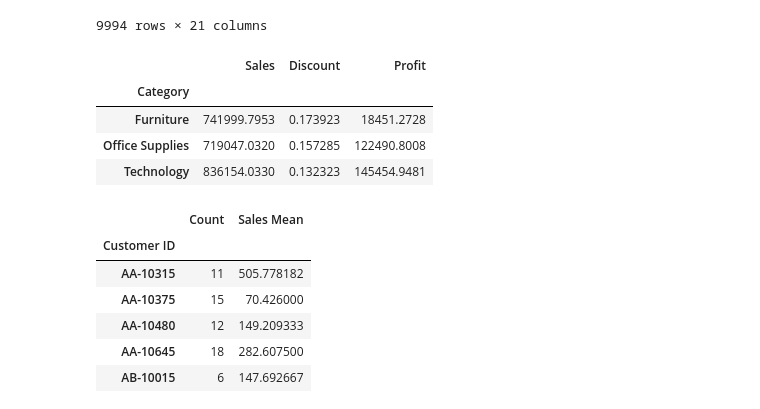
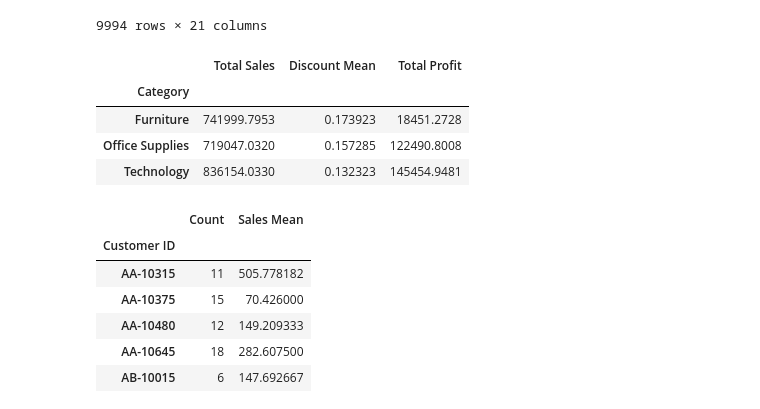
Before and after one commit to Akjxc/aip_sim_bootcamp, a Jupyter notebook: phase-1-hw.ipynb, the cells around one changed output. Cells and saved outputs as stored; diff of their text form; code cells hidden in the pictures.

```diff
--- a/phase-1-hw.ipynb
+++ b/phase-1-hw.ipynb
@@ -103,16 +103,16 @@ df
 # %%
 # 4.
 
 # total_sales = df.groupby('Category').Sales.sum()
 # discount_mean = df.groupby('Category').Discount.mean()
 # total_profit = df.groupby('Category').Profit.sum()
 
-# table = pd.DataFrame({'Total Sales': total_sales, 'Discount_mean': discount_mean, 'Total Profit': total_profit}, index=df['Category'].unique())
+# table = pd.DataFrame({'Total Sales': total_sales, 'Discount Mean': discount_mean, 'Total Profit': total_profit}, index=df['Category'].unique())
 # table
 
-df.groupby('Category').agg({'Sales': 'sum', 'Discount': 'mean', 'Profit': 'sum'})
+df.groupby('Category').agg({'Sales': 'sum', 'Discount': 'mean', 'Profit': 'sum'}).rename(columns={'Sales': 'Total Sales', 'Discount': 'Discount Mean', 'Profit': 'Total Profit'})
 # %% [output]
-|  | Sales | Discount | Profit |
+|  | Total Sales | Discount Mean | Total Profit |
 | Category |  |  |  |
 | Furniture | 741999.7953 | 0.173923 | 18451.2728 |
 | Office Supplies | 719047.0320 | 0.157285 | 122490.8008 |
```
